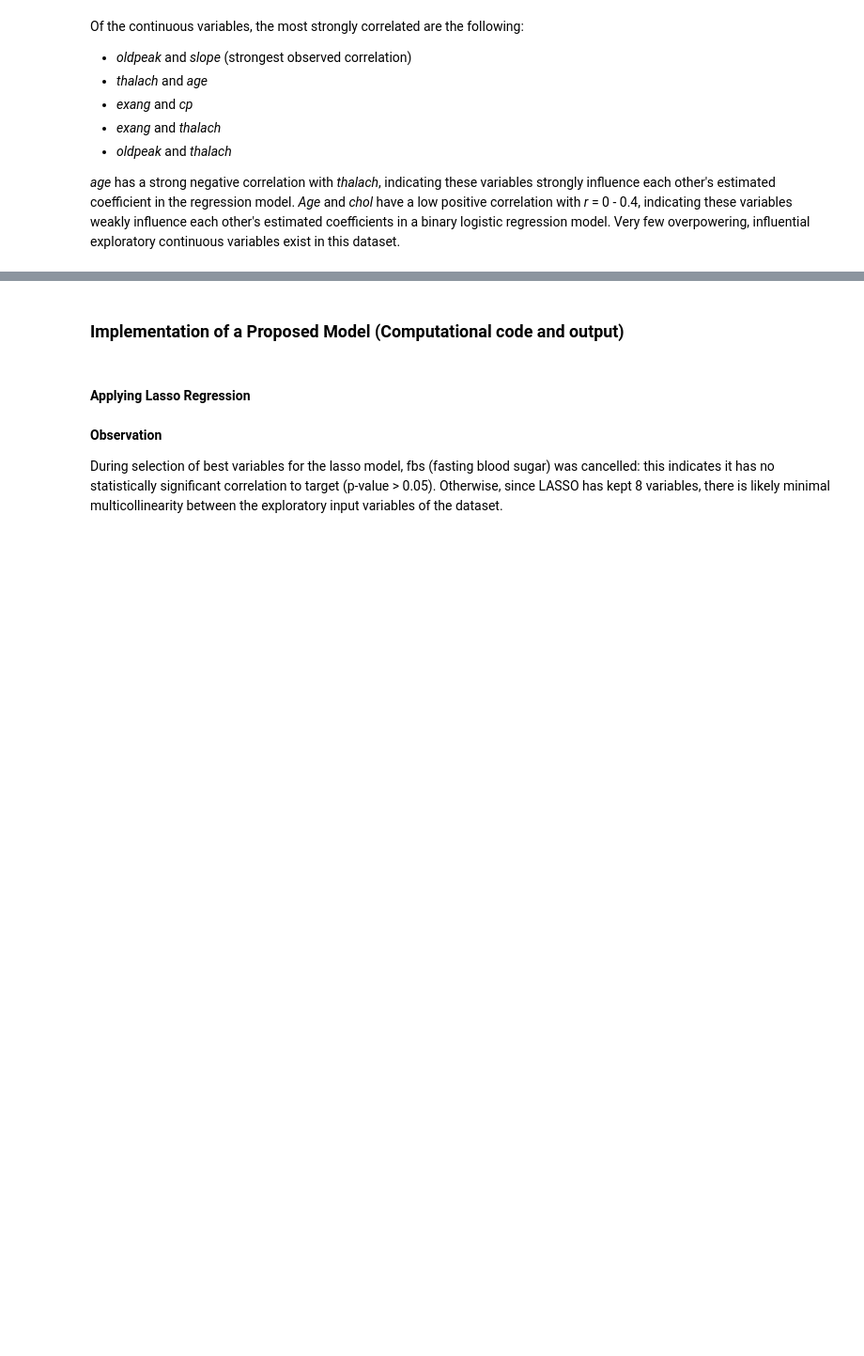
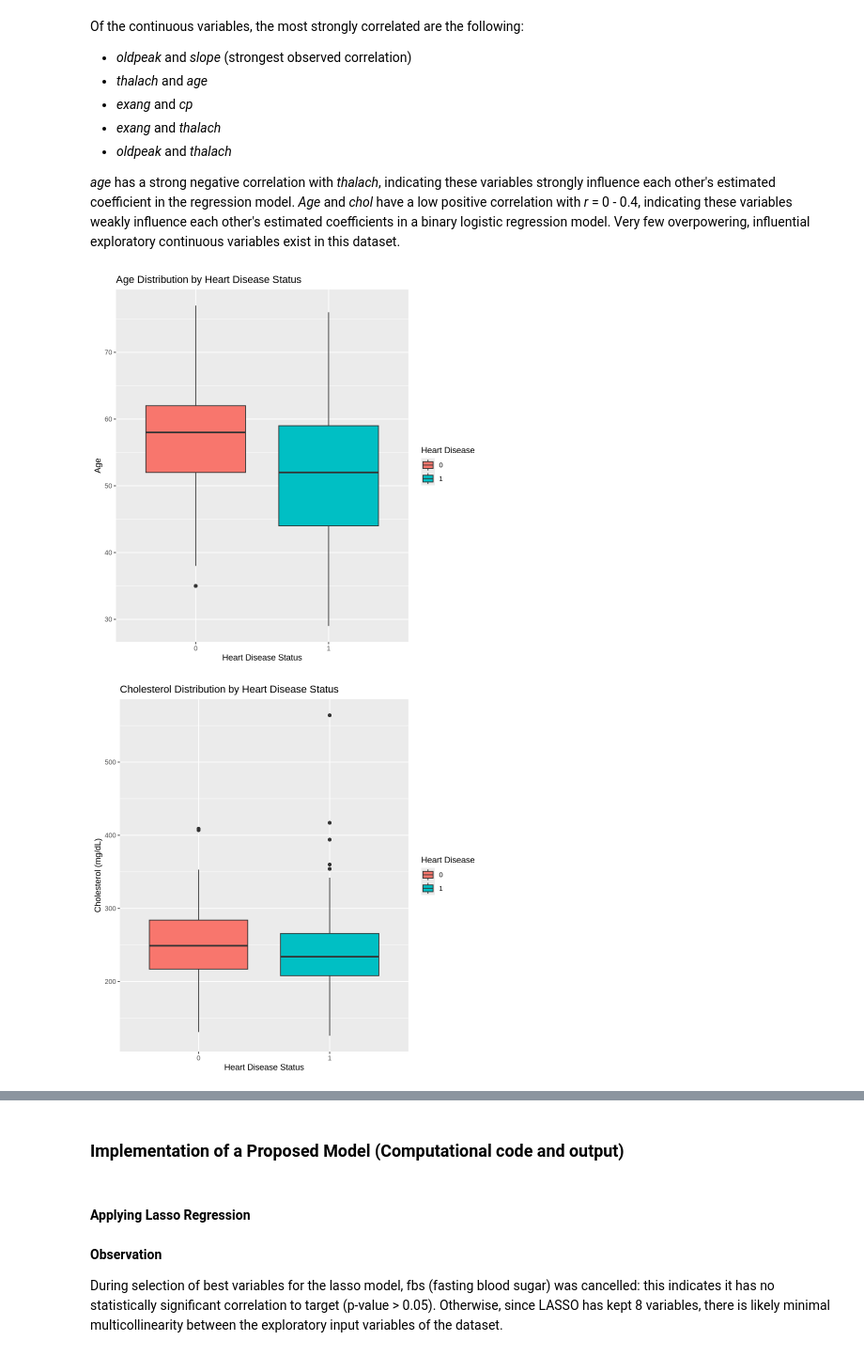
Before and after one commit to CCJS24/STAT301-Final-Project, a Jupyter notebook: C.S's Final Proj Code.ipynb, the cells around one changed output, grey strips where cells are left out. Shown at 94% size. Saved outputs shown, nothing was run; the diff lists cells and outputs as text; code cells hidden in the pictures; blank space fills up the shorter version.

Commit message:
Reformatted, added plots and more

```diff
--- a/C.S's Final Proj Code.ipynb
+++ b/C.S's Final Proj Code.ipynb
@@ -239,3 +312,25 @@ Of the continuous variables, the most strongly correlated are the following:
 - _oldpeak_ and _thalach_
 
 _age_ has a strong negative correlation with _thalach_, indicating these variables strongly influence each other's estimated coefficient in the regression model. _Age_ and _chol_ have a low positive correlation with _r_ = 0 - 0.4, indicating these variables weakly influence each other's estimated coefficients in a binary logistic regression model. Very few overpowering, influential exploratory continuous variables exist in this dataset.
+# %%
+# Box plot of age by heart disease status
+heart_boxplot_age <- ggplot(heart_disease_data, aes(x = factor(target), y = age, fill = factor(target))) +
+  geom_boxplot() +
+  labs(title = "Age Distribution by Heart Disease Status",
+       x = "Heart Disease Status",
+       y = "Age",
+       fill = "Heart Disease")
+
+# Box plot of cholesterol by heart disease status
+heart_boxplot_chol <- ggplot(heart_disease_data, aes(x = factor(target), y = chol, fill = factor(target))) +
+  geom_boxplot() +
+  labs(title = "Cholesterol Distribution by Heart Disease Status",
+       x = "Heart Disease Status",
+       y = "Cholesterol (mg/dL)",
+       fill = "Heart Disease")
+
+heart_boxplot_age
+heart_boxplot_chol
+# %% [output]
+[figure, added]
+[figure, added]
```
Also changed, not shown: parts of 19 cells of this notebook.
